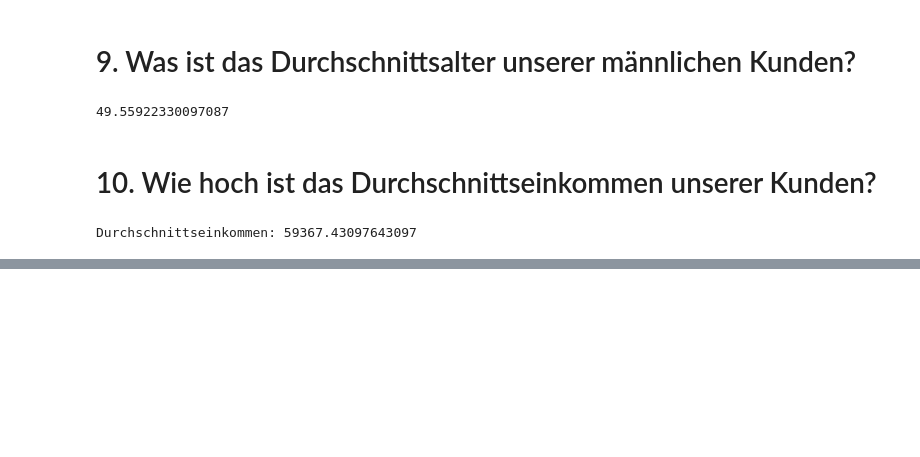
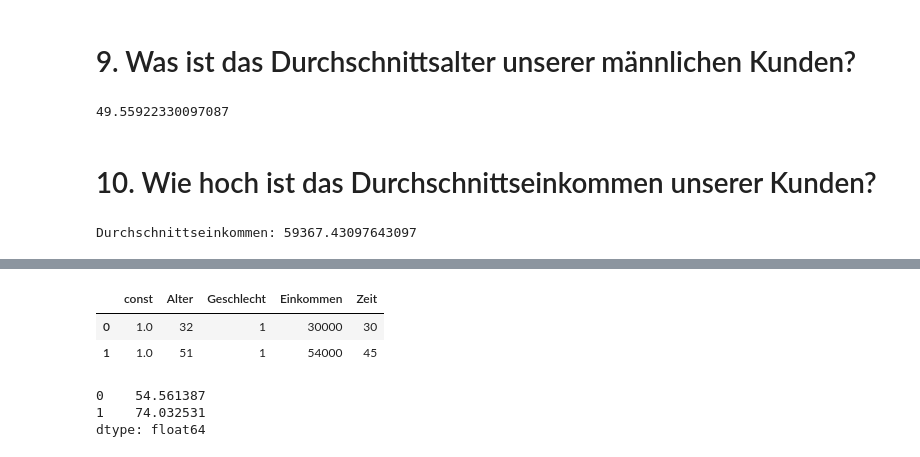
Before and after one commit to GoekanGoerer/final_projectWS23_Group4, a Jupyter notebook: Aufgabe 1 - 10 +18 Final.ipynb, the cells around one changed output, grey strips where cells are left out. Cells and saved outputs as stored; diff of their text form; code cells hidden in the pictures; blank space fills up the shorter version.

```diff
--- a/Aufgabe 1 - 10 Final.ipynb
+++ b/Aufgabe 1 - 10 +18 Final.ipynb
@@ -284,0 +324,21 @@ Durchschnittseinkommen: 59367.43097643097
+# %%
+Y_predict = pd.DataFrame({
+    'Alter': [32, 51],
+    'Geschlecht': [1, 1],
+    'Einkommen': [30000, 54000],
+    "Zeit": [30, 45]
+})
+
+Y_predict = add_constant(Y_predict, has_constant='add')
+Y_predict
+# %% [output]
+|  | const | Alter | Geschlecht | Einkommen | Zeit |
+| 0 | 1.0 | 32 | 1 | 30000 | 30 |
+| 1 | 1.0 | 51 | 1 | 54000 | 45 |
+# %%
+predicted_preis = reg1_gekauft.predict(Y_predict)
+(predicted_preis*100)
+# %% [output]
+0    54.561387
+1    74.032531
+dtype: float64
```
Also changed, not shown: parts of 6 cells of this notebook.
